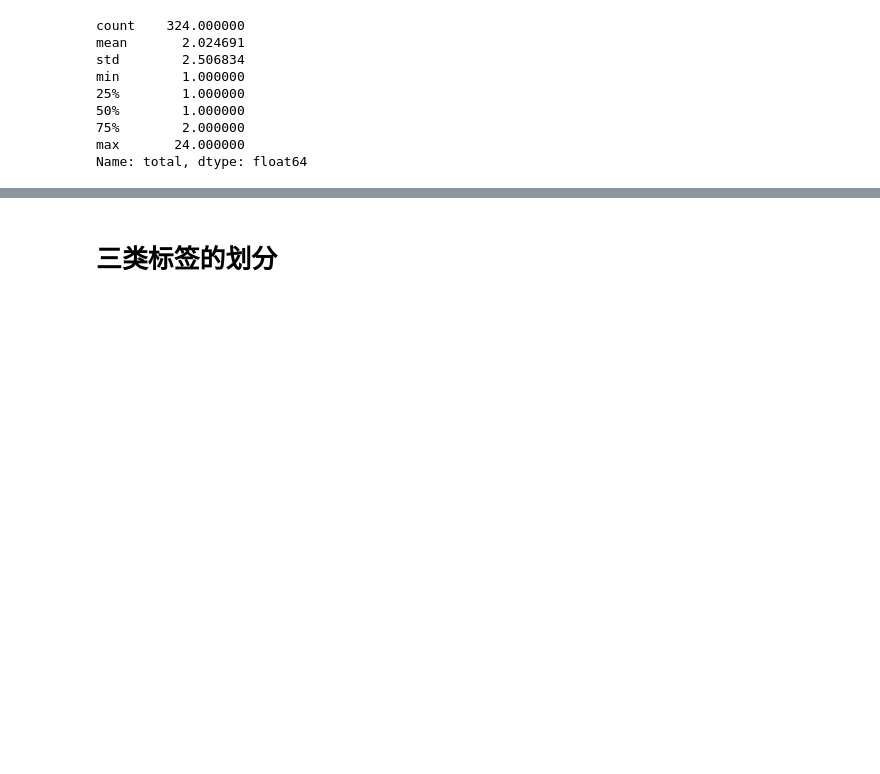
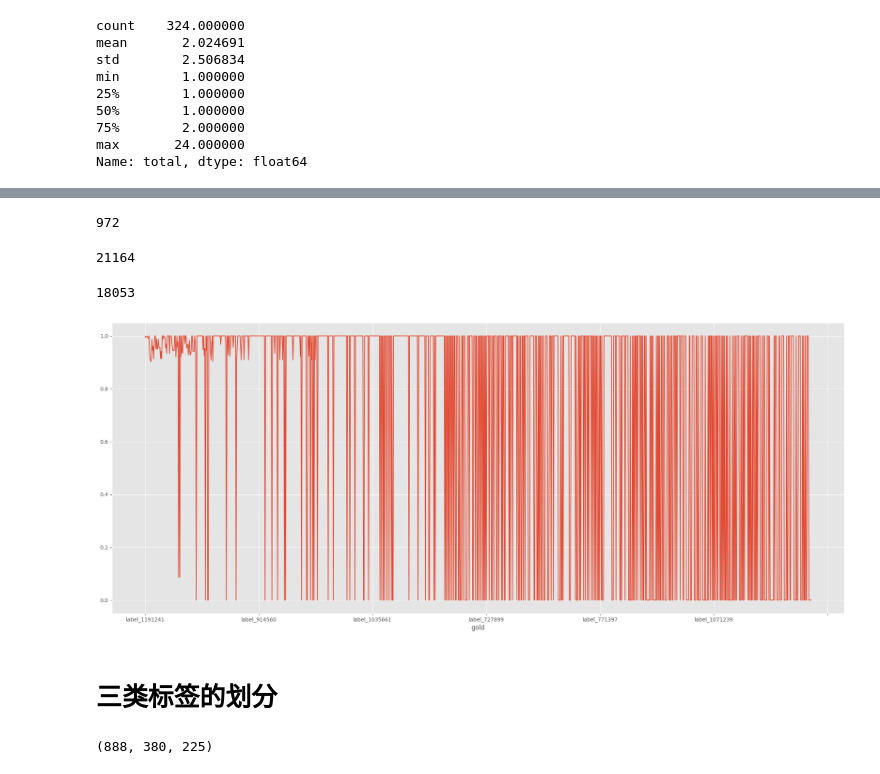
Before and after one commit to 1170500820/RM2023, a Jupyter notebook: process.ipynb, the cells around one changed output, grey strips where cells are left out. Drawn from its saved outputs; the diff is of its cells as text; code cells hidden in the pictures; blank space fills up the shorter version.

```diff
--- a/process.ipynb
+++ b/process.ipynb
@@ -495,3 +515,24 @@ Name: total, dtype: float64
+# %%
+grouped_pred[grouped_pred['f1_score'] < 0.5]['total'].sum()
+# %% [output]
+972
+# %%
+grouped_pred['total'].sum()
+# %% [output]
+21164
+# %%
+def show_part(p):
+    f1_scores = grouped_pred[p].sort_values(by='total', ascending=False)['f1_score']
+    f1_scores.plot(figsize=(25, 10))
+    plt.show()
+# %%
+# 所有 f1_score=1.0的标签
+part1 = (grouped_pred['f1_score'] < 0.1) | (grouped_pred['f1_score'] > 0.9)
+print(grouped_pred[part1]['total'].sum())
+show_part(part1)
+# %% [output]
+18053
+[figure, added]
 # %% [markdown]
 # 三类标签的划分
 # %%
@@ -498,0 +544,4 @@ sim_df = pd.read_pickle('temp_data/editdis_sim_df.pkl')
+# %%
+len(sim_set), len(part1_set), len(sim_set.intersection(part1_set))
+# %% [output]
+(888, 380, 225)
```
Also changed, not shown: parts of 17 cells of this notebook, 2 other files.
